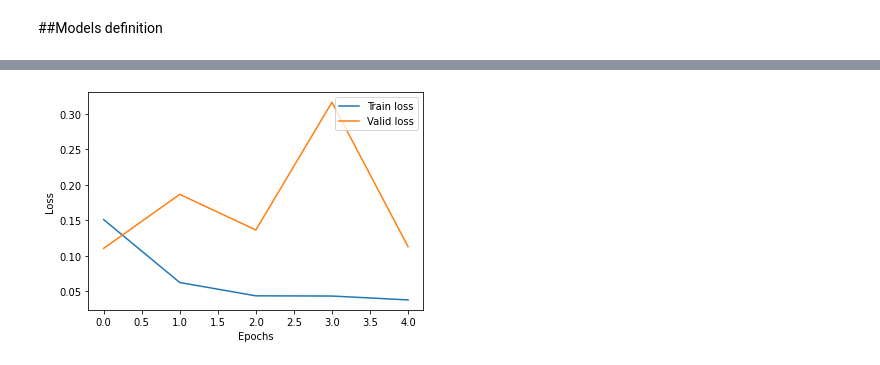
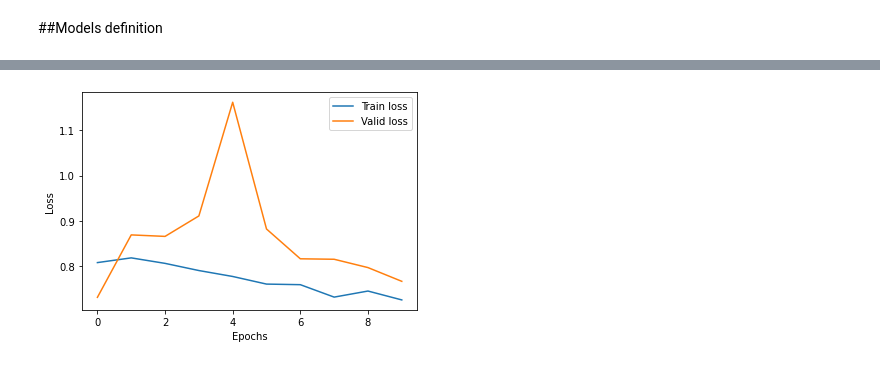
Before and after one commit to LeonardoEmili/stock-price-forecasting, a Jupyter notebook: dist_forecasting.ipynb, the cells around one changed output, grey strips where cells are left out. Saved outputs shown, nothing was run; the diff lists cells and outputs as text; code cells hidden in the pictures.

```diff
--- a/dist_forecasting.ipynb
+++ b/dist_forecasting.ipynb
@@ -569,7 +594,8 @@ def evaluate_trading_strategy(
   test_dataloader: DataLoader,
   mean: float,
   std: float,
-  stock_num: int
+  stock_num: int,
+  target_idx: int = -1
 ) -> None:
   pnl = 0.0
   tries = 0
@@ -577,19 +603,19 @@ def evaluate_trading_strategy(
   for X, y in test_dataloader:
     y_pred = model(X.float())
     # Re-adding mean to prices to make them positive
-    X[:, :, -5] = X[:, :, -5] * std + mean
+    X[:, :, target_idx] = X[:, :, target_idx] * std + mean
     y_pred = y_pred * std + mean
     y = y * std + mean
     tries += X.shape[0]
     for i in range(X.shape[0]):
       # Increase predicted
-      if X[i, -1, -5] < y_pred[i]:
+      if X[i, -1, target_idx] < y_pred[i]:
         # Adding long profit / loss
-        ret = y[i]/X[i, -1, -5] - 1.0
+        ret = y[i]/X[i, -1, target_idx] - 1.0
       # Decrease predicted
       else:
         # Adding short profit / loss
-        ret = X[i, -1, -5]/y[i] - 1.0
+        ret = X[i, -1, target_idx]/y[i] - 1.0
       pnl += ret
       # Counting correct operations
       correct += 1 if ret > 0 else 0
@@ -628,7 +662,7 @@ At this point we use the fast forward imputation technique to fill-in missing va
 @dataclasses.dataclass
 class HParams:
   input_dim: int = -1  # Denoted by data transformations
-  window_size: int = 5
+  window_size: int = 10
   batch_size: int = 1024
   features: int = -1  # Denoted by data transformations
   hidden_dim: int = 128
@@ -647,8 +683,7 @@ prices_dfs_new, key_stats_df_new = impute_missing_values(prices_dfs_new, key_sta
 aggregate_dfs = merge_prices_fundamentals(prices_dfs_new, key_stats_df_new, dfs_names)
 
 # Fill gaps from the original dataset
-#dfs = fill_missing_days(aggregate_dfs)
-dfs = aggregate_dfs
+dfs = fill_missing_days(aggregate_dfs)
 
 # Add SMA indicator to each dataframe
 add_sma(dfs)
@@ -659,9 +694,6 @@ add_rsi(dfs)
 # Scale numerical features
 price_mean, price_std = scale_features(dfs)
 
-#print(dfs[1].select("Date","RSI", "Adjusted Close", "Overbought", "Oversold").show(100000))
-#dfs[0].show(500)
-
 # Create train/dev/test splits
 train_ds, val_ds, test_ds, features = from_dfs(dfs, window_size=hparams.window_size)
 hparams.input_dim = len(features)
@@ -669,8 +703,2 @@ hparams.features = features
 # %% [markdown]
 ##Models definition
-# %%
-def r2_score(y_hat: np.ndarray, y: np.ndarray) -> float:
-    ''' Computes the R Squared coefficient between y_hat and y. '''
-    rss = torch.sum((y - y_hat) ** 2)
-    tss = torch.sum((y - y.mean()) ** 2)
-    return 1 - rss / tss
@@ -776,41 +799,42 @@ def evaluate(model, dataloader):
 [interactive output not drawn]
 # %%
 # Define the number of epochs to run the model on
-hparams.epochs = 5
-hparams.lr = 0.1
+hparams.epochs = 10
+hparams.lr = 0.001
+hparams.dropout = 0.7
 
 # Configure the current run
-run = wandb.init(reinit=True, project='distributed_spf')
+run = wandb.init(reinit=True, project='distributed_spf', config=hparams)
 
 # Define the loss function and the model's optimizer
 loss_fn = nn.MSELoss()
 model = SimpleLSTM(hparams)
 optimizer = torch.optim.SGD(model.parameters(), lr=hparams.lr)
 
 # Materialize spark dataframes to DBFS in parqet format
 converter_train = make_spark_converter(train_ds)
 converter_valid = make_spark_converter(val_ds)
 converter_test = make_spark_converter(test_ds)
 
 # Fit the model on training data, and evaluate it on validation split
 with converter_train.make_torch_dataloader(
   batch_size=hparams.batch_size, data_loader_fn=partial(data_loader_fn, hparams.window_size), num_epochs=1
 ) as train_dataloader, converter_valid.make_torch_dataloader(
   batch_size=hparams.batch_size, data_loader_fn=partial(data_loader_fn, hparams.window_size), num_epochs=1
 ) as valid_dataloader, converter_test.make_torch_dataloader(
   batch_size=hparams.batch_size, data_loader_fn=partial(data_loader_fn, hparams.window_size), num_epochs=1
 ) as test_dataloader:
 
   train_logs = train(model, optimizer, train_dataloader, valid_dataloader, run, epochs=hparams.epochs)
   plot_loss_history(train_logs)
 
-  evaluate_trading_strategy(model, test_dataloader, price_mean, price_std, len(dfs))
+  evaluate_trading_strategy(model, test_dataloader, price_mean, price_std, len(dfs), target_idx=features.index('Adjusted_Close'))
 
 # Log the experiments
 run.finish()
 # %% [output]
 [interactive output not drawn]
-[figure, old version]
+[figure, new version]
 [interactive output not drawn]
 # %%
 run
```
Also changed, not shown: parts of 18 cells of this notebook.
